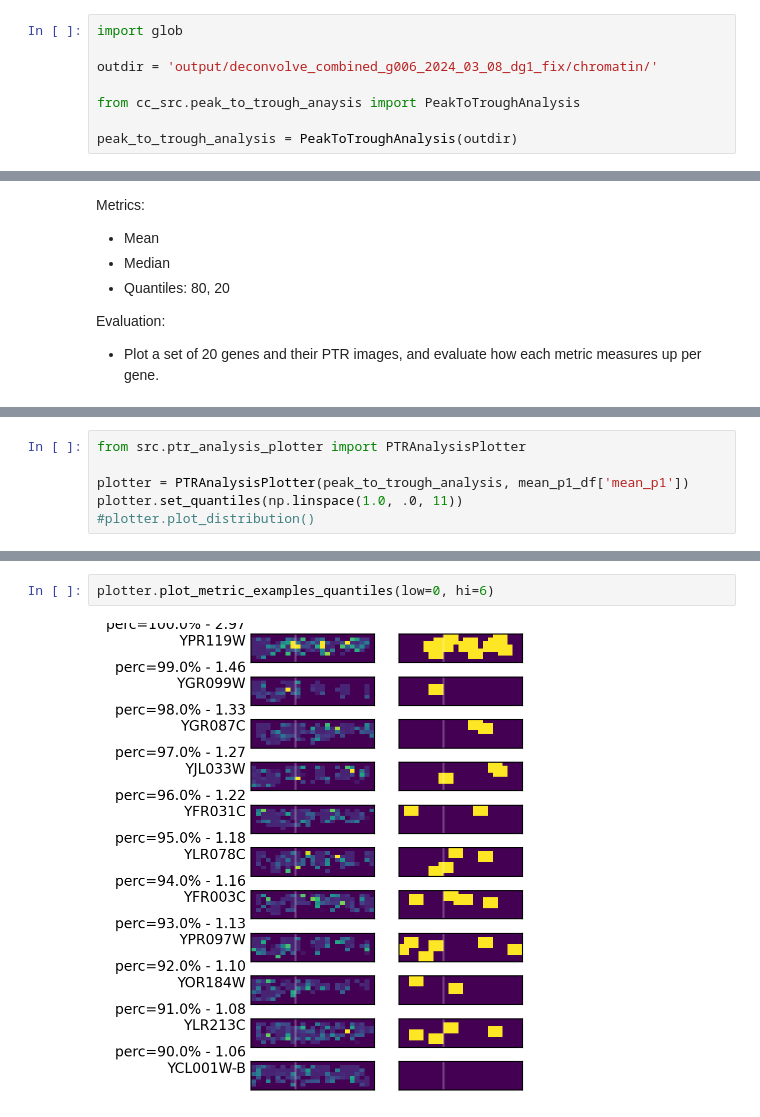
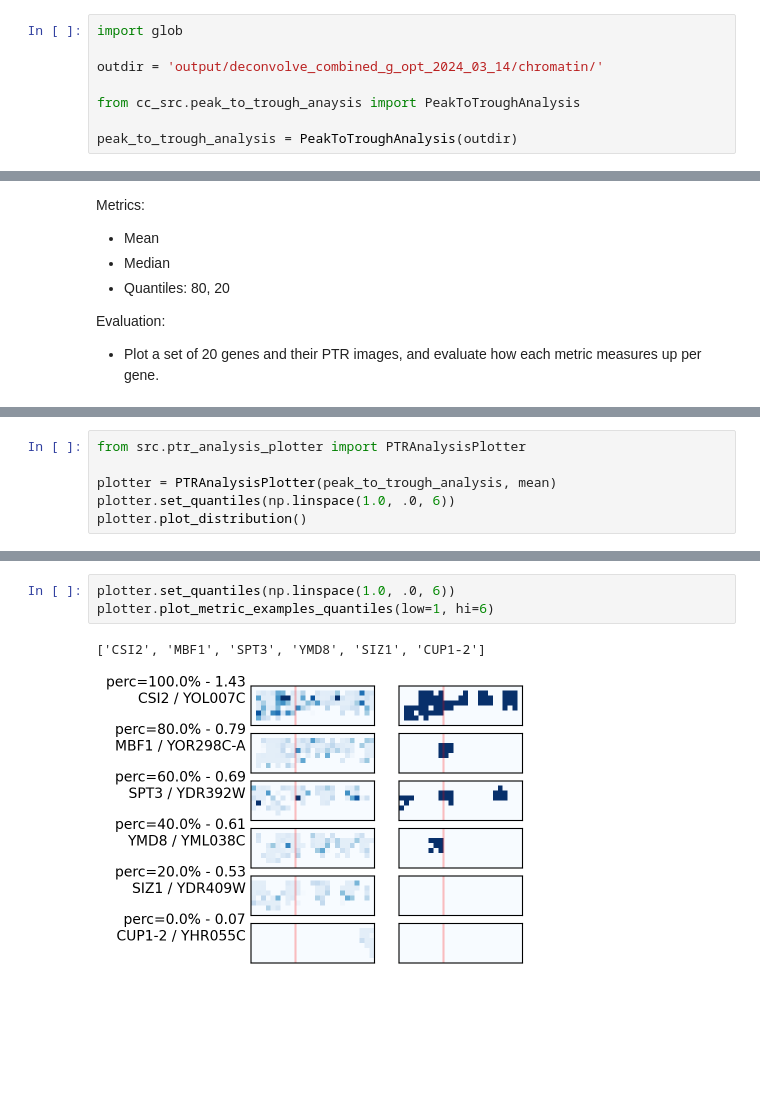
Before and after one commit to HarteminkLab/cell-cycle-deconv, a Jupyter notebook: 06_Chromatin_PTR_Analysis.ipynb, the cells around one changed output, grey strips where cells are left out. Saved outputs shown, nothing was run; the diff lists cells and outputs as text; blank space fills up the shorter version.

```diff
--- a/06_Chromatin_PTR_Analysis.ipynb
+++ b/06_Chromatin_PTR_Analysis.ipynb
@@ -19,7 +19,7 @@ import matplotlib.pyplot as plt
 # %%
 import glob
 
-outdir = 'output/deconvolve_combined_g006_2024_03_08_dg1_fix/chromatin/'
+outdir = 'output/deconvolve_combined_g_opt_2024_03_14/chromatin/'
 
 from cc_src.peak_to_trough_anaysis import PeakToTroughAnalysis
 
@@ -103,6 +60,6 @@ mean_p1_df.head(2)
 # %%
 from src.ptr_analysis_plotter import PTRAnalysisPlotter
 
-plotter = PTRAnalysisPlotter(peak_to_trough_analysis, mean_p1_df['mean_p1'])
-plotter.set_quantiles(np.linspace(1.0, .0, 11))
-#plotter.plot_distribution()
+plotter = PTRAnalysisPlotter(peak_to_trough_analysis, mean)
+plotter.set_quantiles(np.linspace(1.0, .0, 6))
+plotter.plot_distribution()
@@ -109,4 +83,6 @@ plotter.set_quantiles(np.linspace(1.0, .0, 11))
 # %%
-plotter.plot_metric_examples_quantiles(low=0, hi=6)
+plotter.set_quantiles(np.linspace(1.0, .0, 6))
+plotter.plot_metric_examples_quantiles(low=1, hi=6)
 # %% [output]
+['CSI2', 'MBF1', 'SPT3', 'YMD8', 'SIZ1', 'CUP1-2']
-[figure, old version]
+[figure, new version]
```
Also changed, not shown: parts of 17 cells of this notebook, 4 other files.
